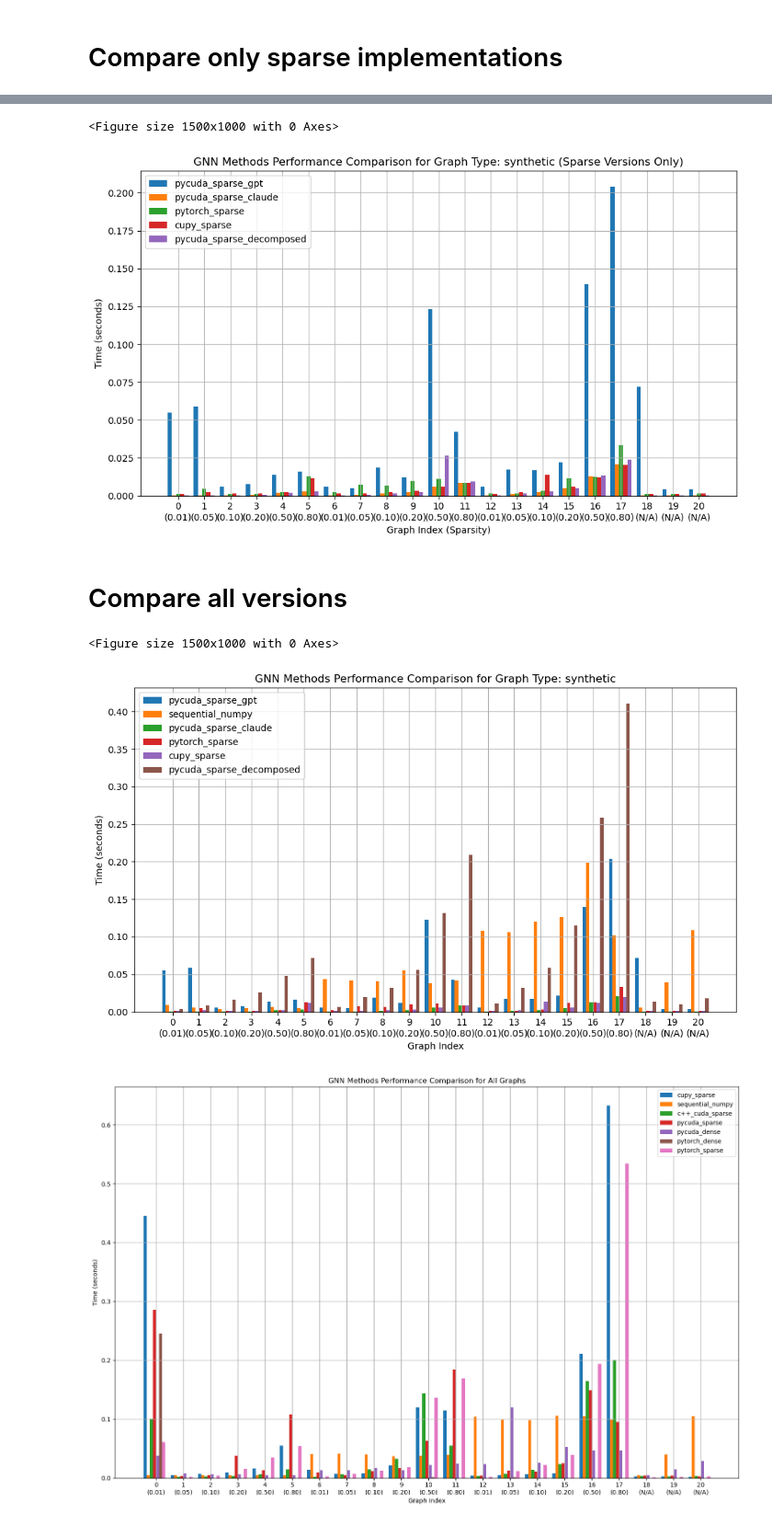
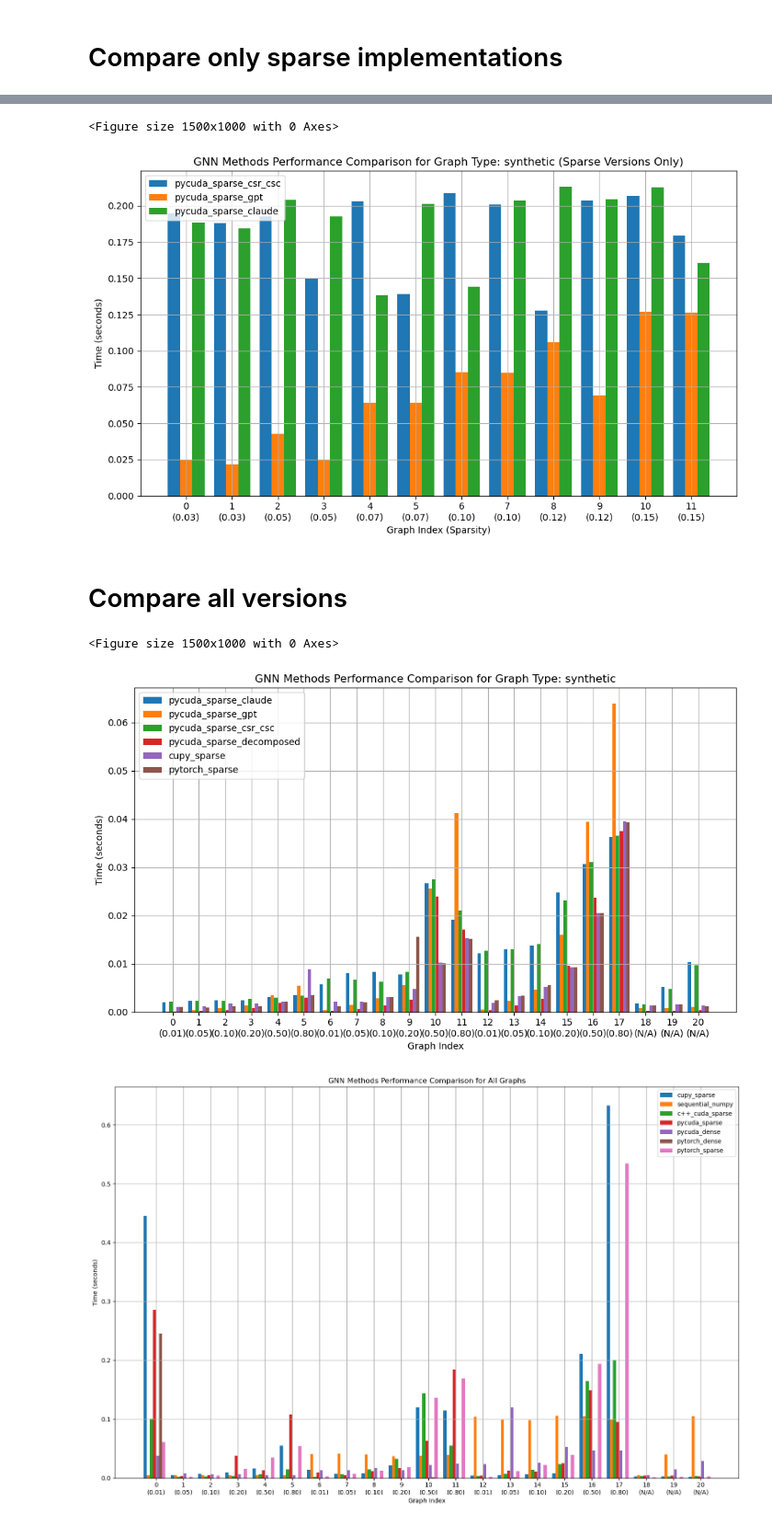
Before and after one commit to Kayisn/GPUGNN, a Jupyter notebook: notebook_plots.ipynb, the cells around one changed output, grey strips where cells are left out. Shown at 92% size. Cells and saved outputs as stored; diff of their text form; code cells hidden in the pictures.

```diff
--- a/notebook_plots.ipynb
+++ b/notebook_plots.ipynb
@@ -9,9 +79,13 @@ import numpy as np
 with open('gnn_results.json', 'r') as f:
     results = json.load(f)
 
+# reduce results to only include results from graphs of size 10000
+results = [result for result in results if result['num_nodes'] == 10000]
+
 # Extract data for plotting
-methods = list(set(result['method'] for result in results if 'sparse' in result['method']))
+methods = list(set(result['method'] for result in results if 'sparse' in result['method'] and 'tiled' not in result['method']))  # Only consider sparse versions of methods
 graph_indices = sorted(set(result['graph_index'] for result in results))
+
 
 # Extract graph properties for labeling
 graph_properties = {result['graph_index']: (result['graph_name'], result['graph_type'], result.get('num_nodes'), result.get('sparsity')) for result in results}
@@ -26,34 +100,34 @@ for graph_index in graph_indices:
             method_times[method].append(np.nan)  # Use NaN for missing data
 
 # Plot the results for each graph type separately
 unique_graph_types = set(prop[1] for prop in graph_properties.values())
 plt.figure(figsize=(15, 10))
 
 for graph_type in unique_graph_types:
     plt.figure(figsize=(10, 6))
     filtered_indices = [index for index in graph_indices if graph_properties[index][1] == graph_type]
     num_graphs = len(filtered_indices)
     num_methods = len(methods)
     bar_width = 0.8 / num_methods  # Width of each bar
 
     for i, method in enumerate(methods):
         times = [method_times[method][graph_indices.index(index)] for index in filtered_indices]
         bar_positions = np.arange(num_graphs) + i * bar_width
         plt.bar(bar_positions, times, width=bar_width, label=method)
 
     # Create custom x-tick labels with graph index and sparsity
     x_tick_labels = [f'{index}\n({graph_properties[index][3]:.2f})' if graph_properties[index][3] is not None else f'{index}\n(N/A)' for index in filtered_indices]
     plt.xlabel('Graph Index (Sparsity)')
     plt.ylabel('Time (seconds)')
     plt.title(f'GNN Methods Performance Comparison for Graph Type: {graph_type} (Sparse Versions Only)')
     plt.xticks(np.arange(num_graphs) + bar_width * (num_methods - 1) / 2, x_tick_labels)
     plt.legend()
     plt.grid(True)
     plt.tight_layout()
     plt.show()
 # %% [output]
 <Figure size 1500x1000 with 0 Axes>
-[figure, old version]
+[figure, new version]
 # %% [markdown]
 # Compare all versions
 # %%
@@ -66,8 +140,8 @@ with open('gnn_results.json', 'r') as f:
     results = json.load(f)
 
 # Extract data for plotting
-methods = list(set(result['method'] for result in results))
-graph_indices = sorted(set(result['graph_index'] for result in results))
+methods = list(set(result['method'] for result in results if 'sparse' in result['method'] and 'tiled' not in result['method']))  # Only consider sparse versions of methods
+graph_indices = sorted(set(result['graph_index'] for result in results if 'sparse' in result['method'] and 'tiled' not in result['method']))  # Only consider sparse versions of methods
 
 # Extract graph properties for labeling
 graph_properties = {result['graph_index']: (result['graph_name'], result['graph_type'], result.get('num_nodes'), result.get('sparsity')) for result in results}
@@ -109,7 +183,7 @@ for graph_type in unique_graph_types:
     plt.show()
 # %% [output]
 <Figure size 1500x1000 with 0 Axes>
-[figure, old version]
+[figure, new version]
 # %%
 
 # Plot the results for all graphs together
```
Also changed, not shown: parts of 1 cell of this notebook, 23 other files.
